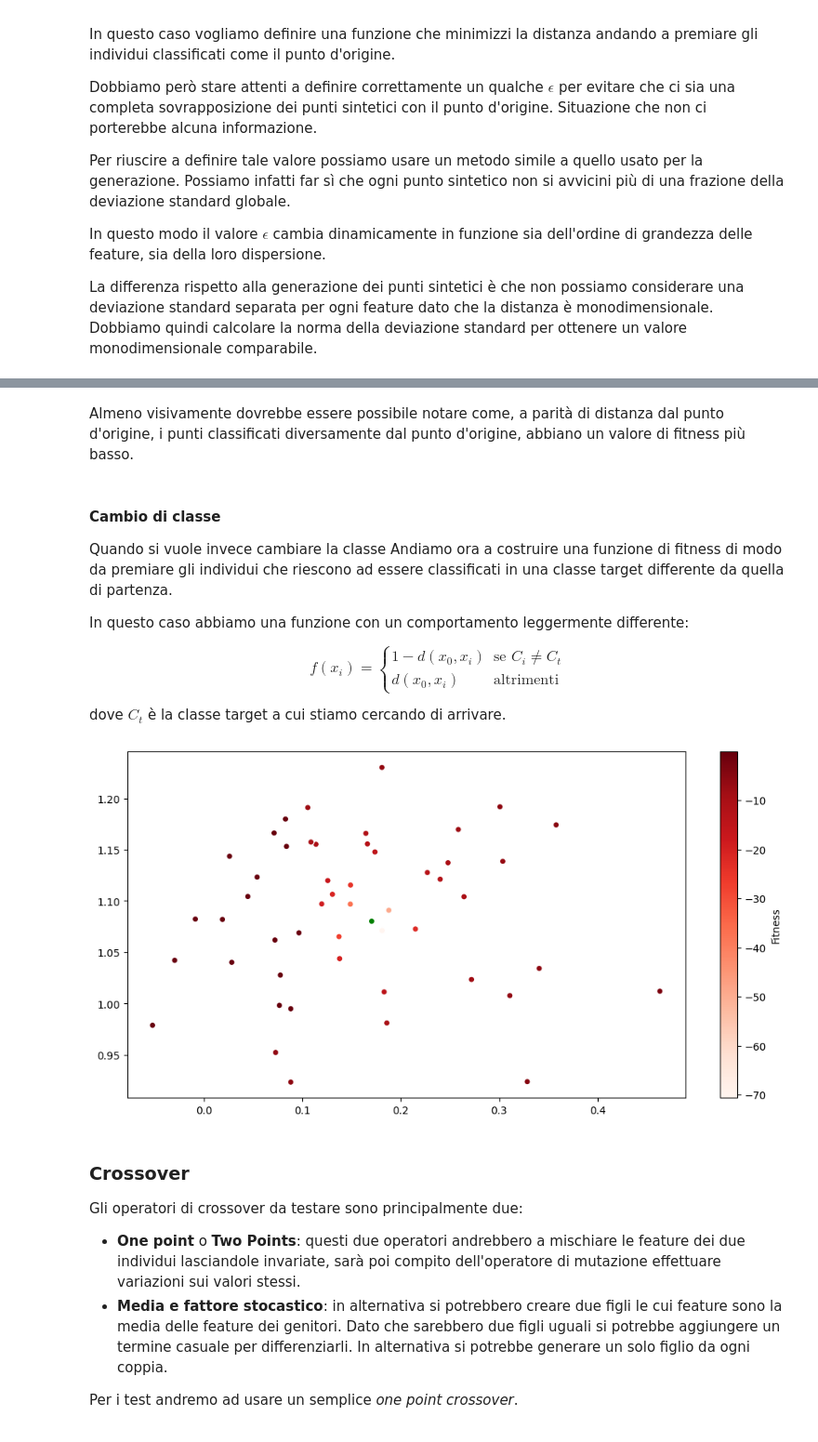
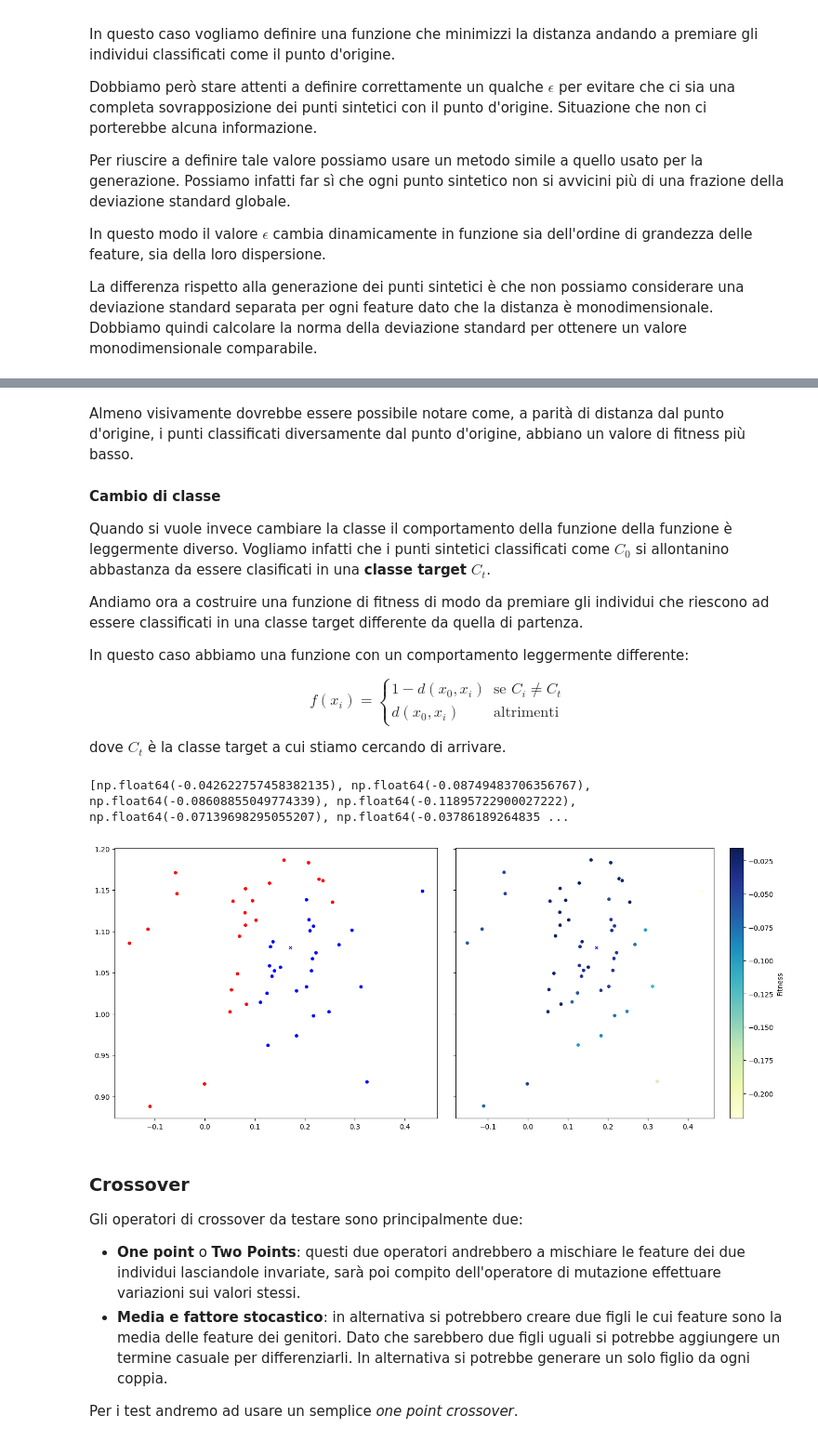
Before and after one commit to FedericoBustaffa/thesis, a Jupyter notebook: src/explain_classifier.ipynb, the cells around one changed output, grey strips where cells are left out. Shown: that part at 93% size. Cells and saved outputs as stored; diff of their text form; code cells hidden in the pictures.

```diff
--- a/src/explain_classifier.ipynb
+++ b/src/explain_classifier.ipynb
@@ -360,11 +368,18 @@ plt.show()
-# %% [markdown]
-Almeno visivamente dovrebbe essere possibile notare come, a parità di distanza
-dal punto d'origine, i punti classificati diversamente dal punto d'origine,
-abbiano un valore di fitness più basso.
 # %% [markdown]
+Almeno visivamente dovrebbe essere possibile notare come, a parità di distanza
+dal punto d'origine, i punti classificati diversamente dal punto d'origine,
+abbiano un valore di fitness più basso.
+
 #### Cambio di classe
 
-Quando si vuole invece cambiare la classe
+Quando si vuole invece cambiare la classe il comportamento della funzione della
+funzione è leggermente diverso. Vogliamo infatti che i punti sintetici
+classificati come $C_0$ si allontanino abbastanza da essere clasificati in una
+**classe target** $C_t$.
+
+
+
+
 Andiamo ora a costruire una funzione di fitness di modo da premiare gli
 individui che riescono ad essere classificati in una classe target differente
 da quella di partenza.
@@ -380,37 +395,56 @@ $$
 
 dove $C_t$ è la classe target a cui stiamo cercando di arrivare.
 # %%
-def other_evaluate(chromosome, point, classifier, target):
+def other_evaluate(chromosome, point, target, classifier, sigma, eps=0.02, alpha=0.8):
+    assert eps >= 0.0 and eps <= 1.0
+    assert alpha >= 0.0 and alpha < 1.0
+
     # classification
     synth_class = classifier.predict(chromosome.reshape(1, -1))
 
+    # compute epsilon for too similar points
+    epsilon = linalg.norm(sigma * eps, ord=2)
+
     # calcolo della distanza con norma euclidea
-    distance = linalg.norm(point - chromosome, ord=2)
+    distance = linalg.norm(chromosome - point, ord=2)
+    if distance <= epsilon:
+        # print(f"{distance}, {epsilon}")
+        distance = distance + epsilon
 
-    if target == synth_class:
-        return (distance,)
-    else:
-        return (1 / distance,)
+    # compute classification penalty
+    target_class = 1 - alpha if target == synth_class else alpha
+
+    return (target_class * distance,)
 
 
 toolbox.set_weights((-1.0,))
-toolbox.set_evaluation(other_evaluate, point, classifier, (point_class + 1) % 2)
+toolbox.set_evaluation(other_evaluate, point=point, target=(point_class + 1) % 2, classifier=classifier, sigma=sigma, eps=0.02, alpha=0.8)
 population = list(map(toolbox.evaluate, population))
-
-fitness_values = [i.fitness for i in population]
-plt.figure(figsize=(12, 6))
-sc = plt.scatter(
-    synth_points.T[0],
-    synth_points.T[1],
-    c=fitness_values,
-    ec="w",
-    cmap=plt.get_cmap("Reds"),
-)
-plt.colorbar(sc, label="Fitness")
-plt.scatter(point[0], point[1], c="g", ec="w")
-plt.show()
-# %% [output]
-[figure, removed]
+# %%
+fig, (ax1, ax2) = plt.subplots(1, 2, sharey=True, figsize=(14, 6))
+plt.tight_layout()
+
+synth_classes = [classifier.predict(sp.reshape(1, -1)) for sp in synth_points]
+
+scls0 = [i for i in range(len(synth_classes)) if synth_classes[i] == 0]
+scls1 = [i for i in range(len(synth_classes)) if synth_classes[i] == 1]
+
+# classification plot
+ax1.scatter(synth_points[scls0].T[0], synth_points[scls0].T[1], c="r", ec="w")
+ax1.scatter(synth_points[scls1].T[0], synth_points[scls1].T[1], c="b", ec="w")
+ax1.scatter(point[0], point[1], c=c, ec="w", marker="X")
+
+# fitness plot
+fitness_values = [i.fitness for i in population]
+print(fitness_values)
+sc = ax2.scatter(synth_points.T[0], synth_points.T[1], c=fitness_values, ec="w", cmap=plt.get_cmap("YlGnBu"))
+fig.colorbar(sc, ax=ax2, label="Fitness")
+ax2.scatter(point[0], point[1], c=c, ec="w", marker="X")
+
+plt.show()
+# %% [output]
+[np.float64(-0.042622757458382135), np.float64(-0.08749483706356767), np.float64(-0.08608855049774339), np.float64(-0.11895722900027222), np.float64(-0.07139698295055207), np.float64(-0.03786189264835 ...
+[figure, added]
 # %% [markdown]
 ### Crossover
 
```
Also changed, not shown: parts of 8 cells of this notebook, 1 other file.
